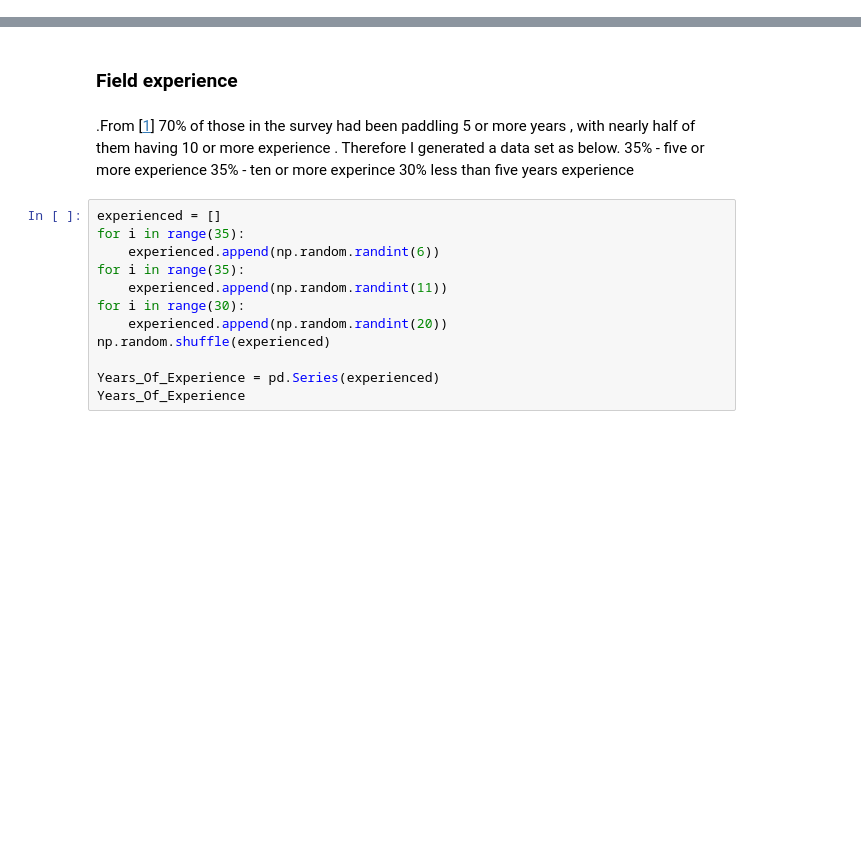
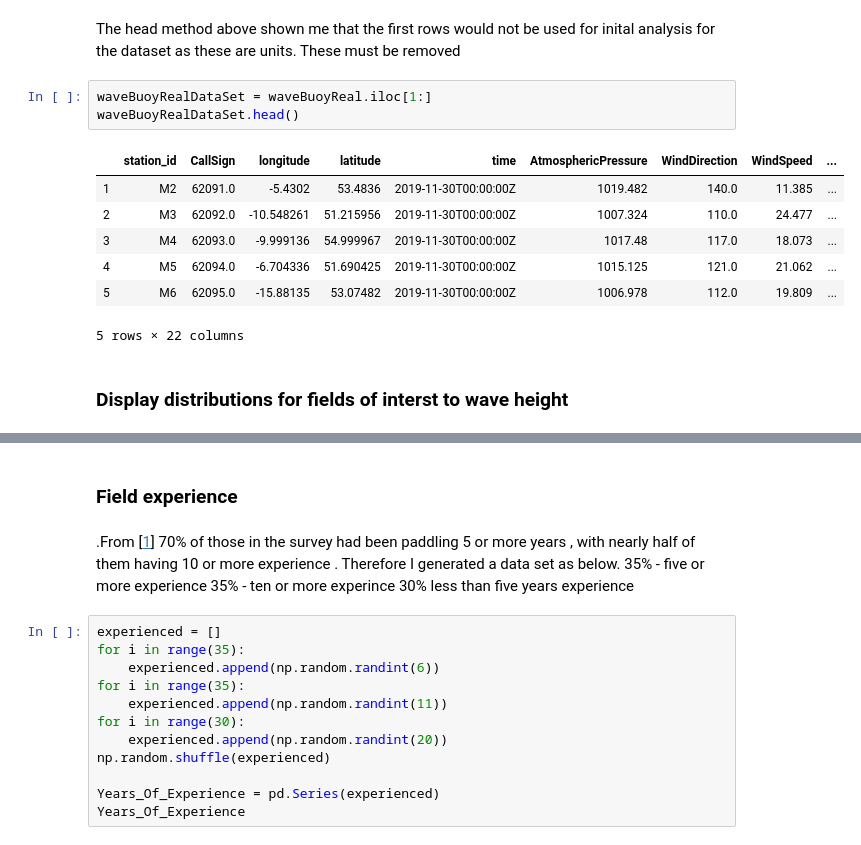
Before and after one commit to neadie/ProgrammingForDataAnalyticsProject, a Jupyter notebook: ProgrammingForDataAnalyticsProject.ipynb, the cells around one changed output, grey strips where cells are left out. Saved outputs shown, nothing was run; the diff lists cells and outputs as text; blank space fills up the shorter version.

```diff
--- a/ProgrammingForDataAnalyticsProject.ipynb
+++ b/ProgrammingForDataAnalyticsProject.ipynb
@@ -6,0 +23,15 @@ import pandas as pd
+# %% [markdown]
+The head method above shown me that the first rows would not be used for inital analysis for the dataset as these are units. These must be removed
+# %%
+waveBuoyRealDataSet = waveBuoyReal.iloc[1:]
+waveBuoyRealDataSet.head()
+# %% [output]
+|  | station_id | CallSign | longitude | latitude | time | AtmosphericPressure | WindDirection | WindSpeed | ... |
+| 1 | M2 | 62091.0 | -5.4302 | 53.4836 | 2019-11-30T00:00:00Z | 1019.482 | 140.0 | 11.385 | ... |
+| 2 | M3 | 62092.0 | -10.548261 | 51.215956 | 2019-11-30T00:00:00Z | 1007.324 | 110.0 | 24.477 | ... |
+| 3 | M4 | 62093.0 | -9.999136 | 54.999967 | 2019-11-30T00:00:00Z | 1017.48 | 117.0 | 18.073 | ... |
+| 4 | M5 | 62094.0 | -6.704336 | 51.690425 | 2019-11-30T00:00:00Z | 1015.125 | 121.0 | 21.062 | ... |
+| 5 | M6 | 62095.0 | -15.88135 | 53.07482 | 2019-11-30T00:00:00Z | 1006.978 | 112.0 | 19.809 | ... |
+5 rows × 22 columns
+# %% [markdown]
+### Display distributions for fields of interst to wave height
```
Also changed, not shown: parts of 22 cells of this notebook.
